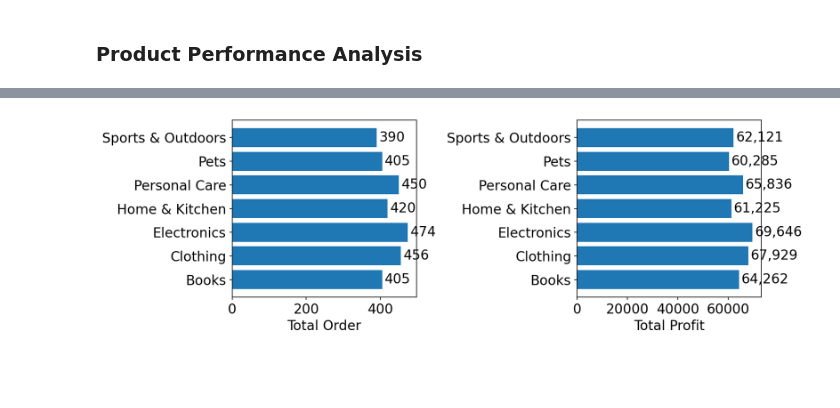
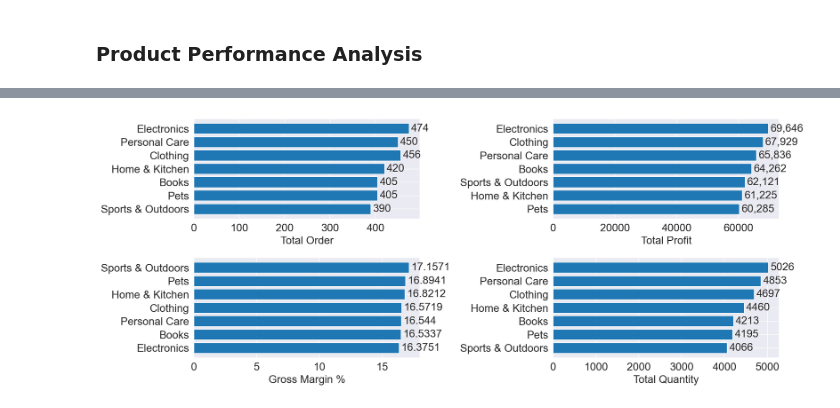
Before and after one commit to hlnetr21354/Future-Retail-Business-Case-Analysis, a Jupyter notebook: notebook/Future_Retail_Data_Cleaning_EDA.ipynb, the cells around one changed output, grey strips where cells are left out. Saved outputs shown, nothing was run; the diff lists cells and outputs as text; code cells hidden in the pictures; blank space fills up the shorter version.

Commit message:
Product Analyze

```diff
--- a/notebook/Future_Retail_Data_Cleaning_EDA.ipynb
+++ b/notebook/Future_Retail_Data_Cleaning_EDA.ipynb
@@ -333,12 +339,25 @@ print(sale_df.columns.to_list())
 # %% [markdown]
 ### Product Performance Analysis
 # %%
+# Calculate metrics
+
 product_agg = sale_df.groupby('Product Category').agg(
     total_order = ('Order ID', 'nunique'),
+    total_profit = ('Total Profit', 'sum'),
+    avg_profit = ('Total Profit', 'mean'),
+    total_quantity = ('Quantity Ordered', 'sum'),
     avg_quantity = ('Quantity Ordered', 'mean'),
-    avg_profit = ('Total Profit', 'mean'),
-    total_profit = ('Total Profit', 'sum'),
+    total_cost = ('Manufacturer Price', 'sum'),
     avg_manu_price = ('Manufacturer Price', 'mean'),
+    total_sale = ('Sale Price', 'sum'),
     avg_sale_price = ('Sale Price', 'mean')
 ).reset_index()
-product_agg
+
+product_agg['gross_margin'] = ((product_agg['total_profit'] /
+                                product_agg['total_sale']) * 100 )
+
+product_agg['profit_per_unit'] = (product_agg['total_profit'] /
+                                  product_agg['total_quantity'])
+
+product_agg.sort_values(['total_order'], ascending = [True],
+                        inplace=True)
@@ -354,23 +364,42 @@ product_agg
 # %%
-fig, axes = plt.subplots(1, 2, figsize=(12,4))
+fig, axes = plt.subplots(2, 2, figsize=(15,6))
 
 # Plot 1: Total Order
-bars1 = axes[0].barh(
+bars1 = axes[0,0].barh(
     product_agg['Product Category'],
     product_agg['total_order']
 )
-axes[0].set_xlabel('Total Order')
-axes[0].bar_label(bars1, padding=3)
+axes[0,0].set_xlabel('Total Order')
+axes[0,0].bar_label(bars1, padding=3)
 
 # Plot 2: Total Profit
-bars2 = axes[1].barh(
+product_agg.sort_values(['total_profit'], ascending = [True], inplace= True)
+bars2 = axes[0,1].barh(
     product_agg['Product Category'],
     product_agg['total_profit']
 )
-axes[1].set_xlabel('Total Profit')
-axes[1].bar_label(bars2, fmt='{:,.0f}', padding=3)
+axes[0,1].set_xlabel('Total Profit')
+axes[0,1].bar_label(bars2, fmt='{:,.0f}', padding=3)
+
+# Plot 3
+product_agg.sort_values(['gross_margin'], ascending = True, inplace=True)
+bars3 = axes[1,0].barh(
+    product_agg['Product Category'],
+    product_agg['gross_margin']
+)
+axes[1,0].set_xlabel('Gross Margin %')
+axes[1,0].bar_label(bars3, padding=3)
+
+# Plot 4
+product_agg.sort_values(['total_quantity'], ascending = True, inplace=True)
+bars5 = axes[1,1].barh(
+    product_agg['Product Category'],
+    product_agg['total_quantity']
+)
+axes[1,1].set_xlabel('Total Quantity')
+axes[1,1].bar_label(bars5, padding=3)
 
 plt.tight_layout()
 plt.show()
 # %% [output]
-[figure, old version]
+[figure, new version]
```
Also changed, not shown: parts of 6 cells of this notebook.
